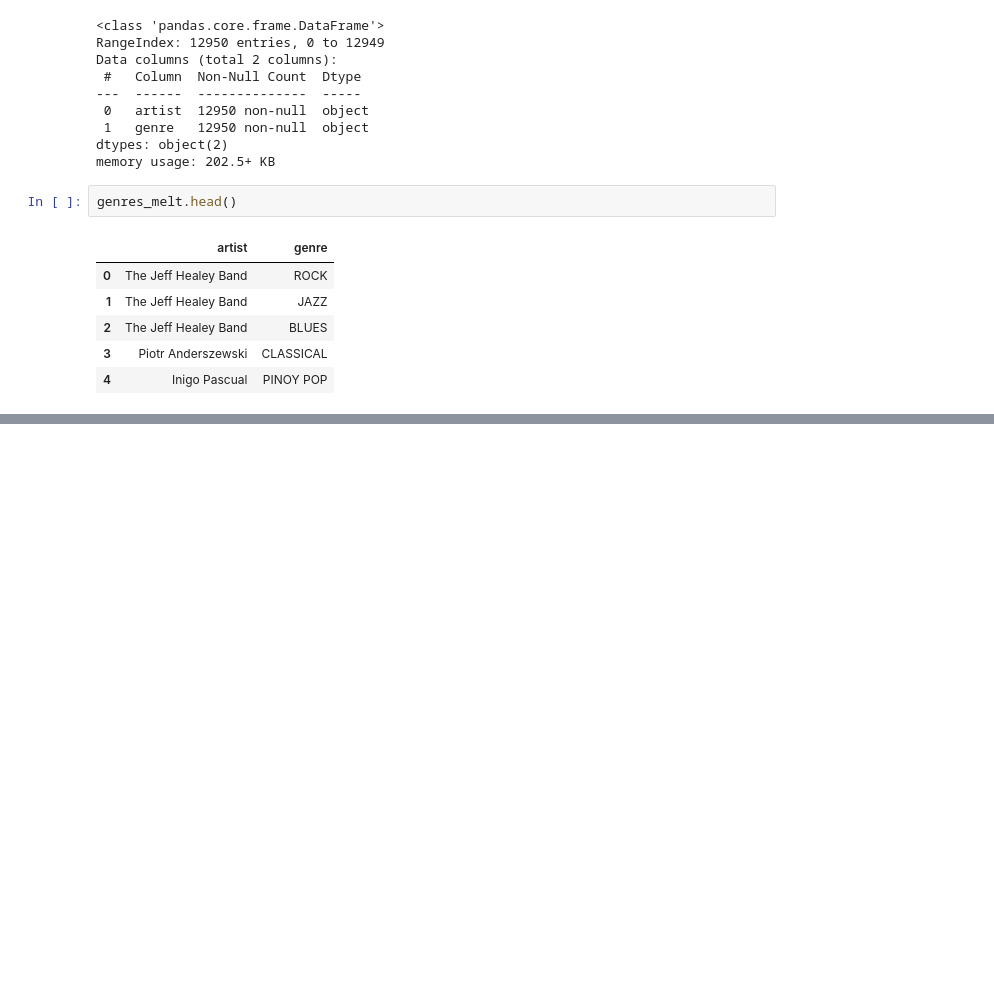
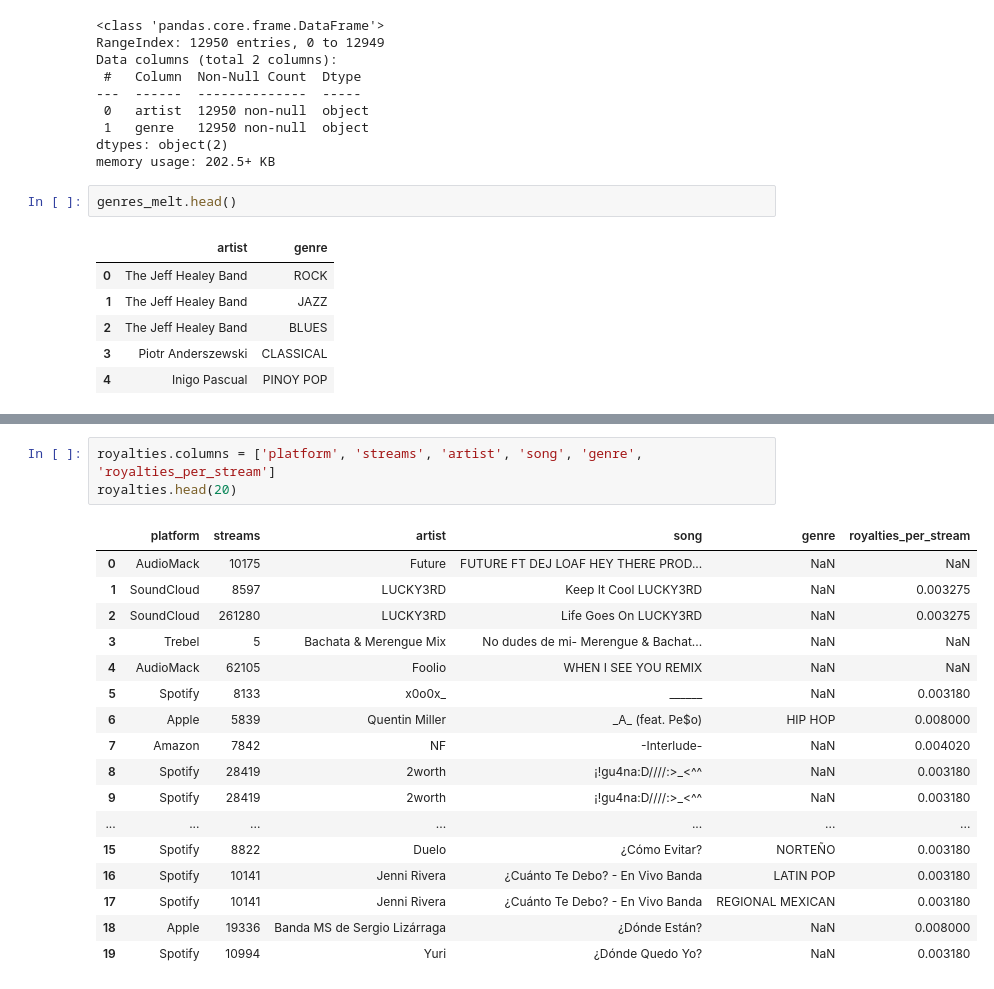
Before and after one commit to NSS-Data-Analytics-Cohort-6/mlc-project-pythons-on-a-plane, a Jupyter notebook: notebooks/mlc_streaming_data.ipynb, the cells around one changed output, grey strips where cells are left out. Drawn from its saved outputs; the diff is of its cells as text; blank space fills up the shorter version.

```diff
--- a/notebooks/mlc_streaming_data.ipynb
+++ b/notebooks/mlc_streaming_data.ipynb
@@ -314,0 +460,21 @@ mlc_and_genres.head(100)
+# %%
+royalties.columns = ['platform', 'streams', 'artist', 'song', 'genre', 'royalties_per_stream']
+royalties.head(20)
+# %% [output]
+|  | platform | streams | artist | song | genre | royalties_per_stream |
+| 0 | AudioMack | 10175 | Future | FUTURE FT DEJ LOAF HEY THERE PROD... | NaN | NaN |
+| 1 | SoundCloud | 8597 | LUCKY3RD | Keep It Cool LUCKY3RD | NaN | 0.003275 |
+| 2 | SoundCloud | 261280 | LUCKY3RD | Life Goes On LUCKY3RD | NaN | 0.003275 |
+| 3 | Trebel | 5 | Bachata & Merengue Mix | No dudes de mi- Merengue & Bachat... | NaN | NaN |
+| 4 | AudioMack | 62105 | Foolio | WHEN I SEE YOU REMIX | NaN | NaN |
+| 5 | Spotify | 8133 | x0o0x_ | ______ | NaN | 0.003180 |
+| 6 | Apple | 5839 | Quentin Miller | _A_ (feat. Pe$o) | HIP HOP | 0.008000 |
+| 7 | Amazon | 7842 | NF | -Interlude- | NaN | 0.004020 |
+| 8 | Spotify | 28419 | 2worth | ¡!gu4na:D////:>_<^^ | NaN | 0.003180 |
+| 9 | Spotify | 28419 | 2worth | ¡!gu4na:D////:>_<^^ | NaN | 0.003180 |
+| ... | ... | ... | ... | ... | ... | ... |
+| 15 | Spotify | 8822 | Duelo | ¿Cómo Evitar? | NORTEÑO | 0.003180 |
+| 16 | Spotify | 10141 | Jenni Rivera | ¿Cuánto Te Debo? - En Vivo Banda | LATIN POP | 0.003180 |
+| 17 | Spotify | 10141 | Jenni Rivera | ¿Cuánto Te Debo? - En Vivo Banda | REGIONAL MEXICAN | 0.003180 |
+| 18 | Apple | 19336 | Banda MS de Sergio Lizárraga | ¿Dónde Están? | NaN | 0.008000 |
+| 19 | Spotify | 10994 | Yuri | ¿Dónde Quedo Yo? | NaN | 0.003180 |
```
Also changed, not shown: parts of 12 cells of this notebook.
